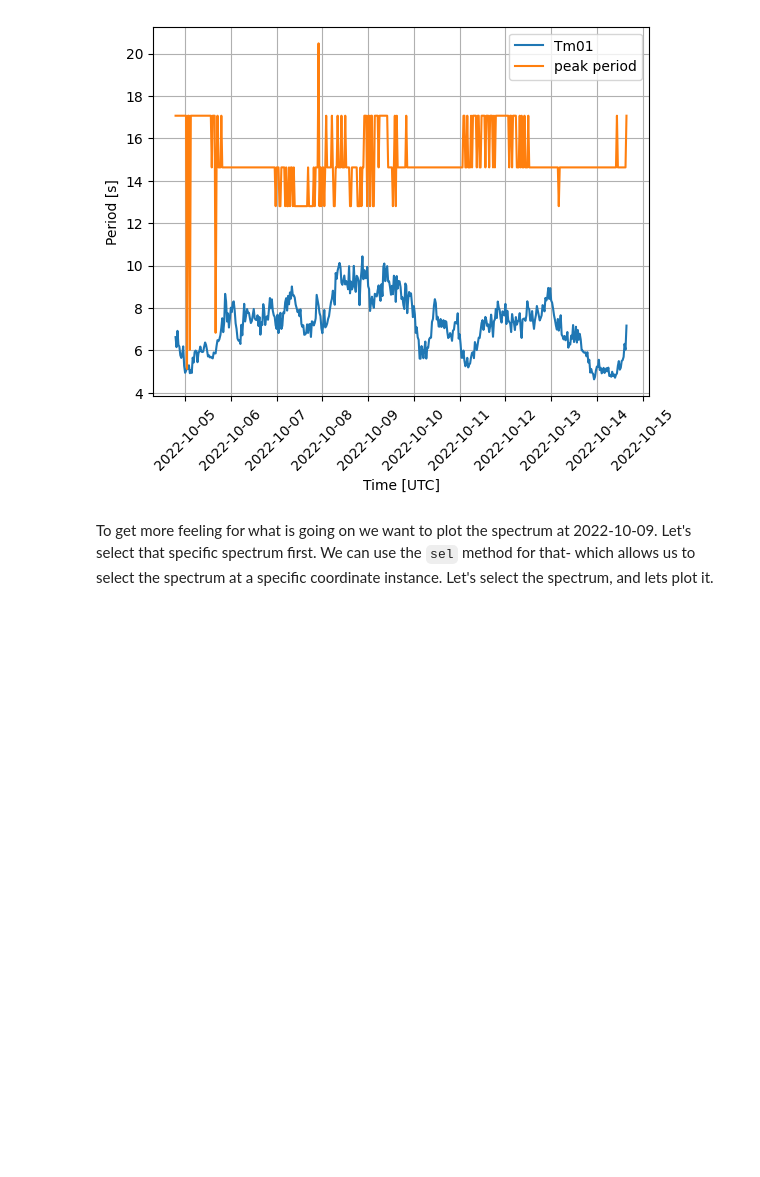
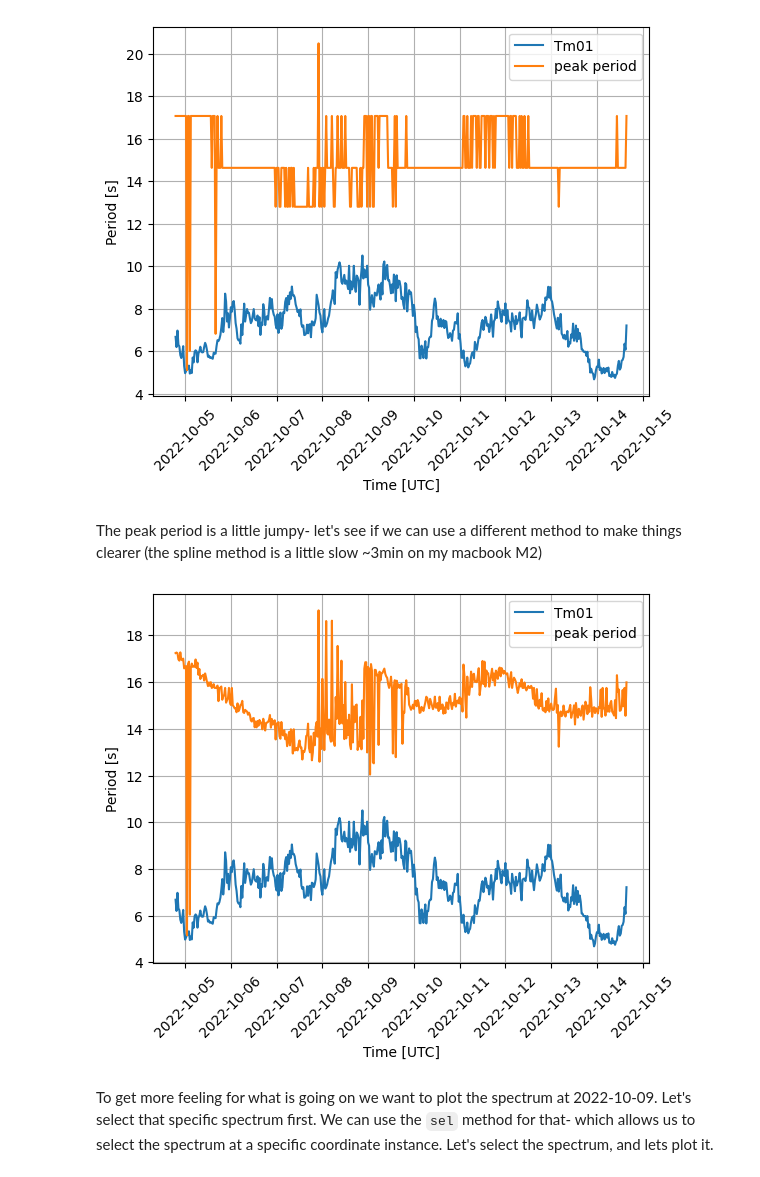
Before and after one commit to sofarocean/oceanwavespectrum, a Jupyter notebook: examples/spotter_sdcard_data.ipynb, the cells around one changed output. Saved outputs shown, nothing was run; the diff lists cells and outputs as text; code cells hidden in the pictures; blank space fills up the shorter version.

```diff
--- a/examples/spotter_sdcard_data.ipynb
+++ b/examples/spotter_sdcard_data.ipynb
@@ -33,6 +33,19 @@ plt.ylabel('Period [s]')
 plt.legend();
 # %% [output]
 [figure]
+# %% [markdown]
+The peak period is a little jumpy- let's see if we can use a different method to make things clearer (the spline method is a little slow ~3min on my macbook M2)
+# %%
+plt.plot(spectrum.time,spectrum.mean_period(),label='Tm01')
+plt.plot(spectrum.time,spectrum.peak_period(use_spline=True),label='peak period')
+
+plt.grid('on')
+plt.xlabel('Time [UTC]')
+plt.xticks(rotation=45)
+plt.ylabel('Period [s]')
+plt.legend();
+# %% [output]
+[figure, added]
 # %% [markdown]
 To get more feeling for what is going on we want to plot the spectrum at 2022-10-09. Let's select that specific spectrum first. We can use the `sel` method for that- which allows us to select the spectrum at a specific coordinate instance. Let's select the spectrum, and lets plot it.
 # %%
```
Also changed, not shown: parts of 2 cells of this notebook, 2 other files.
